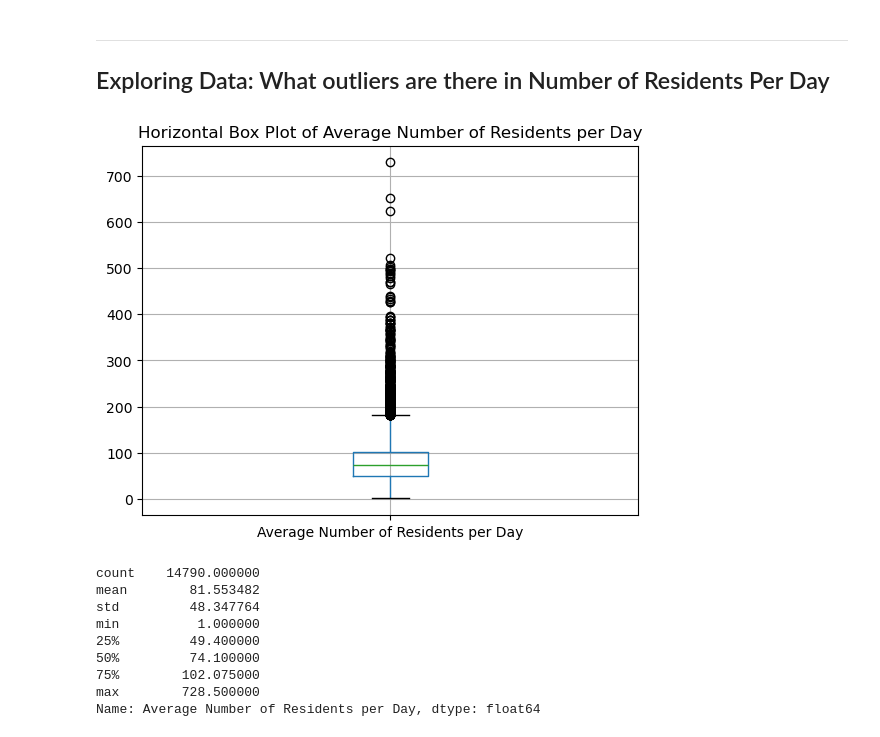
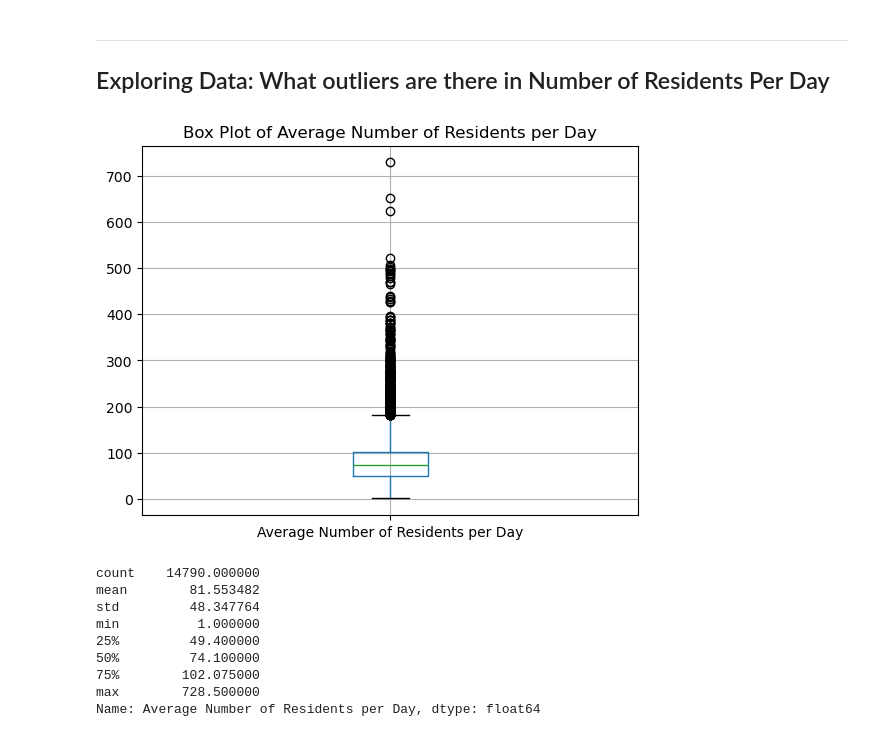
Before and after one commit to mcscodes/Project-1-Data-Visualization, a Jupyter notebook: NursingHomeDataVisualization.ipynb, the cells around one changed output. Cells and saved outputs as stored; diff of their text form; code cells hidden in the pictures.

```diff
--- a/NursingHomeDataVisualization.ipynb
+++ b/NursingHomeDataVisualization.ipynb
@@ -414,16 +428,16 @@ plt.show()
 ---
 <h2>Exploring Data: What outliers are there in Number of Residents Per Day</h2>
 # %%
-# Create a horizontal box plot
+# Create a box plot
 boxplot = nursinghomedataREDUCED.boxplot(column=['Average Number of Residents per Day'], return_type='axes',)
 
 # Customize the plot
 boxplot.set_xlabel('')
-boxplot.set_title('Horizontal Box Plot of Average Number of Residents per Day')
+boxplot.set_title('Box Plot of Average Number of Residents per Day')
 
 plt.show()
 # %% [output]
-[figure, old version]
+[figure, new version]
 # %%
 nursinghomedataREDUCED['Average Number of Residents per Day'].describe()
 # %% [output]
```
Also changed, not shown: parts of 2 cells of this notebook.
